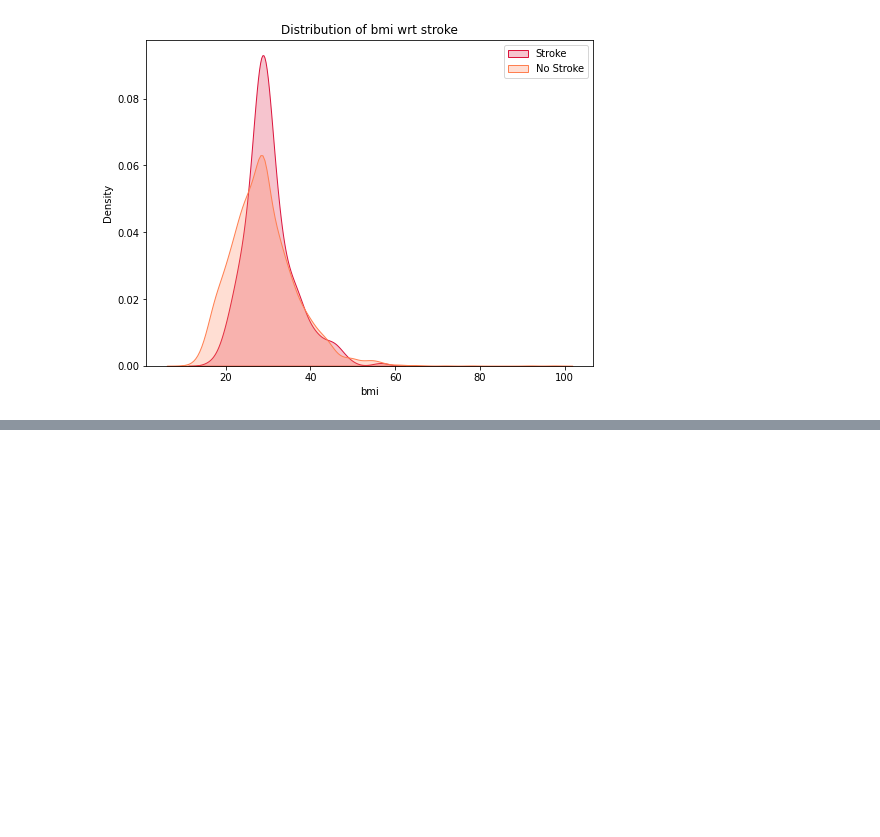
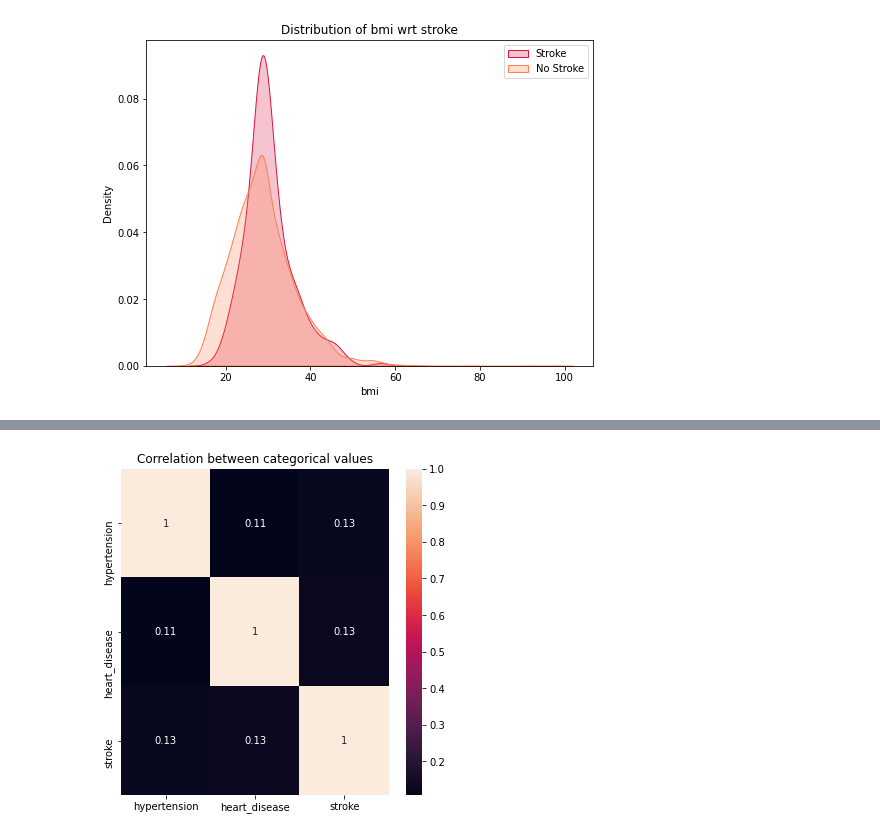
Before and after one commit to MeiTao87/stroke_prediction, a Jupyter notebook: Stroke Prediction Dataset -- 11 clinical features por predicting stroke events.ipynb, the cells around one changed output, grey strips where cells are left out. Cells and saved outputs as stored; diff of their text form; code cells hidden in the pictures; blank space fills up the shorter version.

```diff
--- a/Stroke Prediction Dataset -- 11 clinical features por predicting stroke events.ipynb
+++ b/Stroke Prediction Dataset -- 11 clinical features por predicting stroke events.ipynb
@@ -137,0 +199,8 @@ plt.show()
+# %%
+corr_mat = df_cat.corr()
+plt.rcParams["figure.figsize"] = (6, 6)
+plt.title('Correlation between categorical values')
+sns.heatmap(corr_mat, annot=True)
+plt.show()
+# %% [output]
+[figure, added]
```
Also changed, not shown: parts of 20 cells of this notebook.
